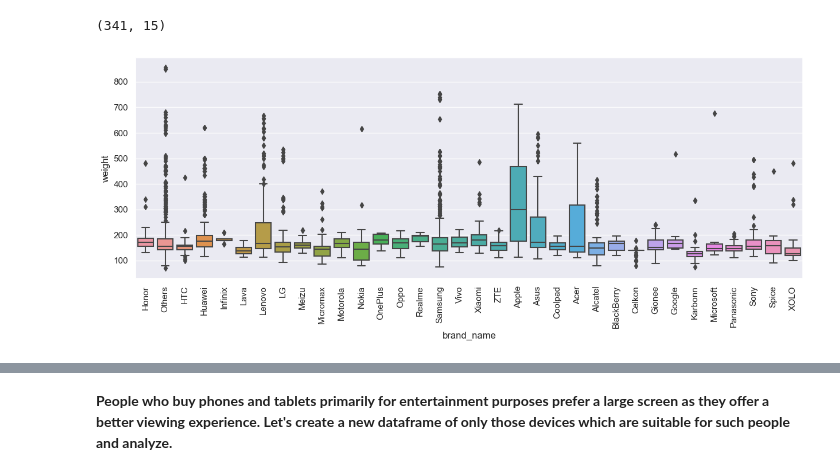
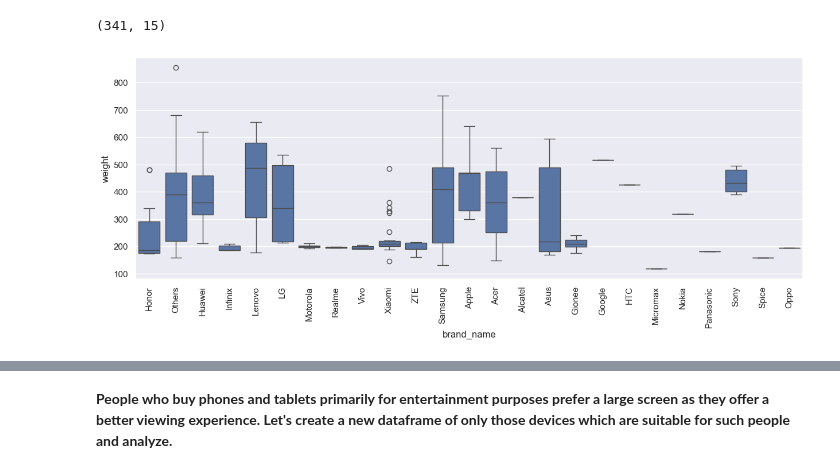
Before and after one commit to vl831227/ReCell, a Jupyter notebook: {Yin-Hua} SLF_Project_LearnerNotebook_LowCode.ipynb, the cells around one changed output, grey strips where cells are left out. Saved outputs shown, nothing was run; the diff lists cells and outputs as text; code cells hidden in the pictures.

```diff
--- a/{Yin-Hua} SLF_Project_LearnerNotebook_LowCode.ipynb
+++ b/{Yin-Hua} SLF_Project_LearnerNotebook_LowCode.ipynb
@@ -93,9 +74,9 @@ The jupyter_black extension is already loaded. To reload it, use:
 # %%
 # loading data
 data = pd.read_csv(
-    "/Users/teslahsu/Project 3: Supervised Learning: Recall/used_device_data.csv"
+    "/Users/teslahsu/Desktop/GL/Project 3: Supervised Learning: Recall/used_device_data.csv"
 )
-## Read the data
+# Read the data
 # %% [markdown]
 ## Data Overview
 # %% [markdown]
@@ -418,9 +503,9 @@ df_large_battery.shape
 (341, 15)
 # %%
 plt.figure(figsize=(15, 5))
-sns.boxplot(data=df, x="brand_name", y="weight")
-## Create a boxplot for 'brand_name' and 'weight'
+sns.boxplot(data=df_large_battery, x="brand_name", y="weight")
+# Create a boxplot for 'brand_name' and 'weight'
 plt.xticks(rotation=90)
 plt.show()
 # %% [output]
-[figure, old version]
+[figure, new version]
```
Also changed, not shown: parts of 101 cells of this notebook, 2 other files.
